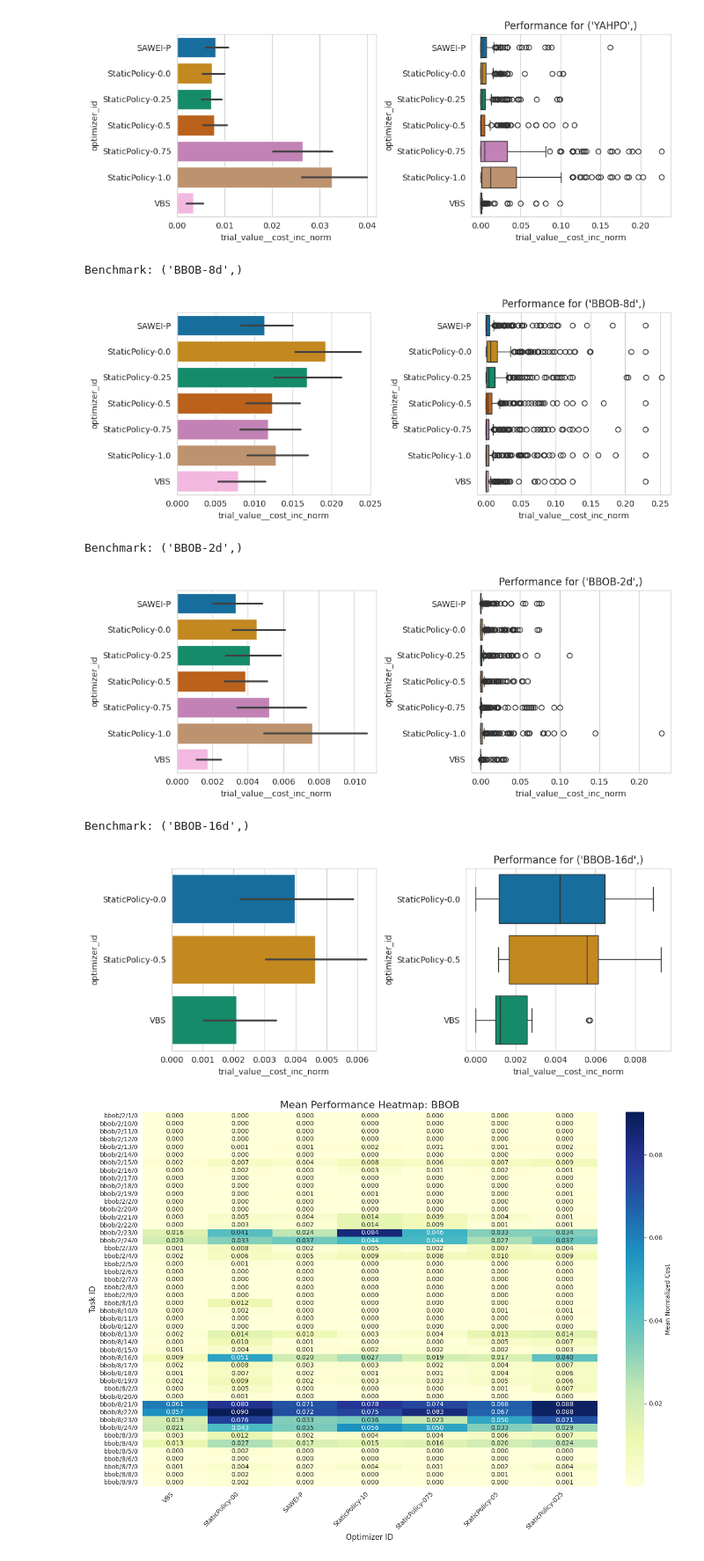
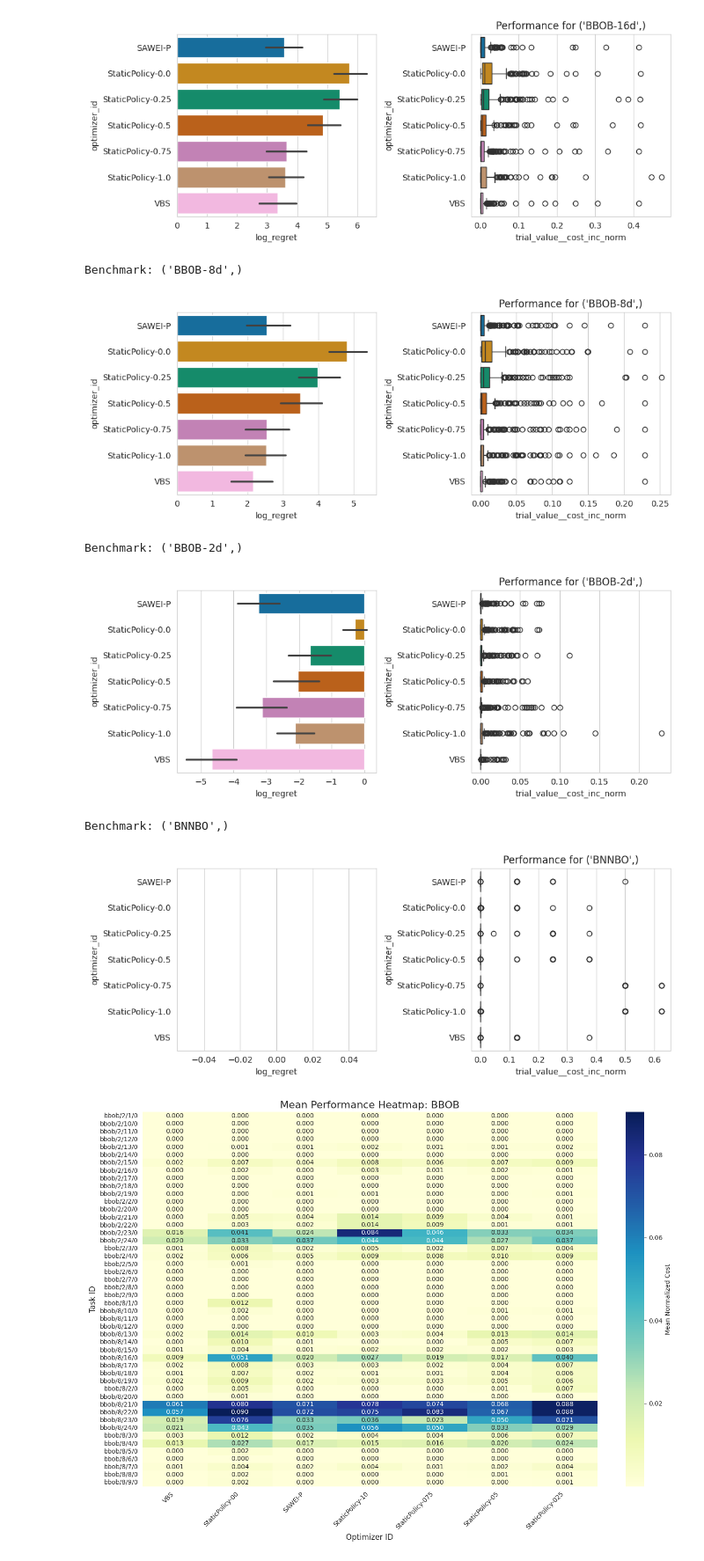
Before and after one commit to automl-private/dacboenv, a Jupyter notebook: notebooks/static_perf.ipynb, the cells around one changed output. Shown at 88% size. Cells and saved outputs as stored; diff of their text form; code cells hidden in the pictures.

```diff
--- a/notebooks/static_perf.ipynb
+++ b/notebooks/static_perf.ipynb
@@ -111,11 +160,13 @@ from carps.analysis.utils import setup_seaborn, filter_only_final_performance
 
 setup_seaborn()
 
-dfp = df[["benchmark_id", "optimizer_id", "task_id", "seed", "trial_value__cost_inc", "trial_value__cost_inc_norm", "n_trials_norm"]]
+dfp = df[["benchmark_id", "optimizer_id", "task_id", "seed", "trial_value__cost_inc", "trial_value__cost_inc_norm", "n_trials_norm", "log_regret"]]
 dfp = filter_only_final_performance(dfp)
 
 for benchmark_id, gdf in dfp.group_by("benchmark_id"):
     print(f"Benchmark: {benchmark_id}")
+
+    key_performance = "log_regret" if benchmark_id[0].startswith("BBOB") else "trial_value__cost_inc_norm"
 
     # 1. Sort the Polars DataFrame
     # Note: sort() in Polars is not in-place
@@ -130,7 +181,7 @@ for benchmark_id, gdf in dfp.group_by("benchmark_id"):
     axes = fig.subplots(nrows=1, ncols=2)
     sns.barplot(
         data=plot_data,
-        x="trial_value__cost_inc_norm",
+        x=key_performance,
         y="optimizer_id",
         hue="optimizer_id",
         # This ensures the order of the Y-axis matches the sorted DataFrame
@@ -139,7 +190,7 @@ for benchmark_id, gdf in dfp.group_by("benchmark_id"):
     )
     sns.boxplot(
         data=plot_data,
-        x="trial_value__cost_inc_norm",
+        x=key_performance,
         y="optimizer_id",
         hue="optimizer_id",
         # This ensures the order of the Y-axis matches the sorted DataFrame
@@ -157,10 +208,10 @@ Benchmark: ('YAHPO',)
-[figure, old version]
+[figure, new version]
 Benchmark: ('BBOB-8d',)
-[figure, old version]
+[figure, new version]
 Benchmark: ('BBOB-2d',)
-[figure, old version]
+[figure, new version]
-Benchmark: ('BBOB-16d',)
+Benchmark: ('BNNBO',)
-[figure, old version]
+[figure, new version]
 # %%
 import polars as pl
 import seaborn as sns
```
Also changed, not shown: parts of 2 cells of this notebook.
